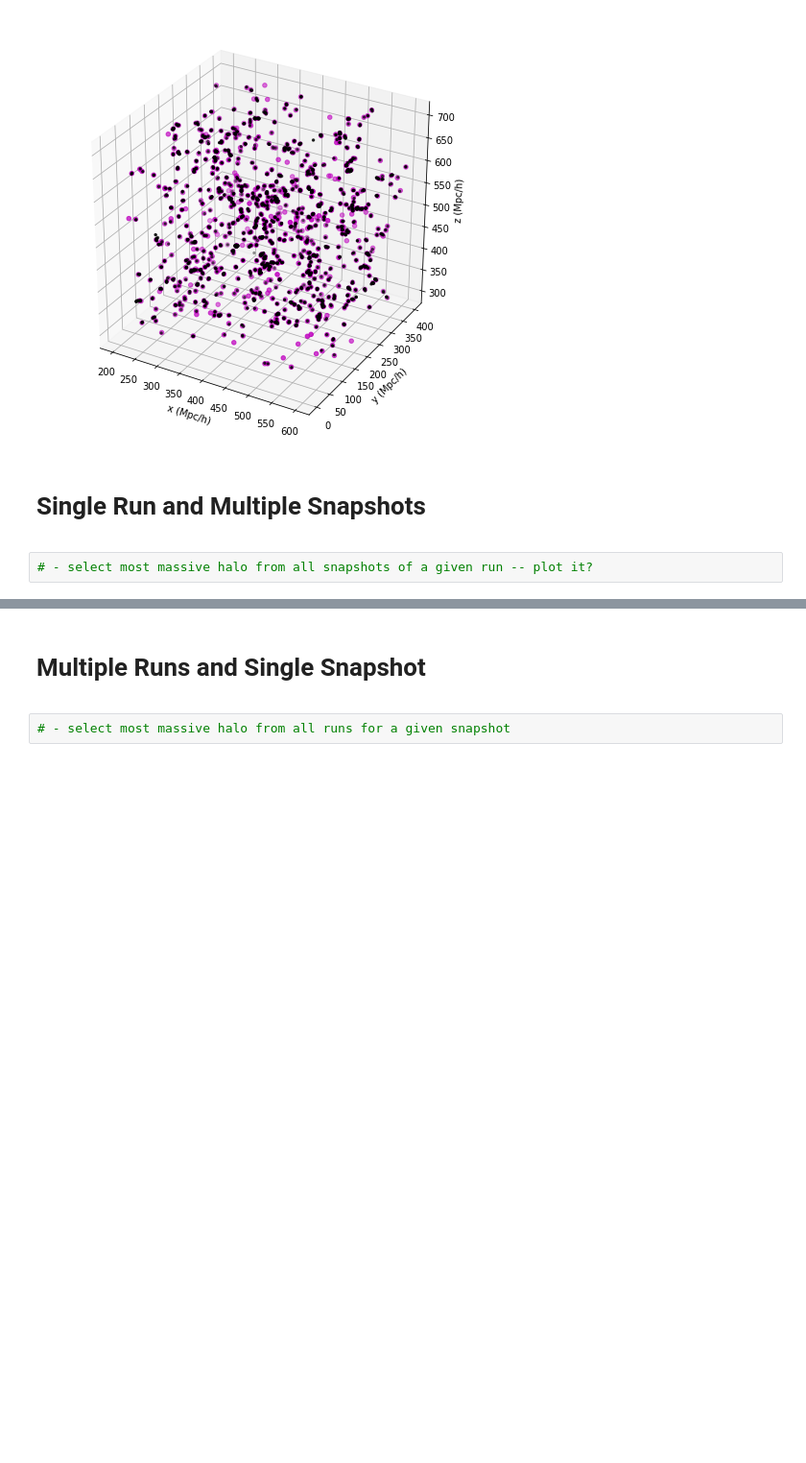
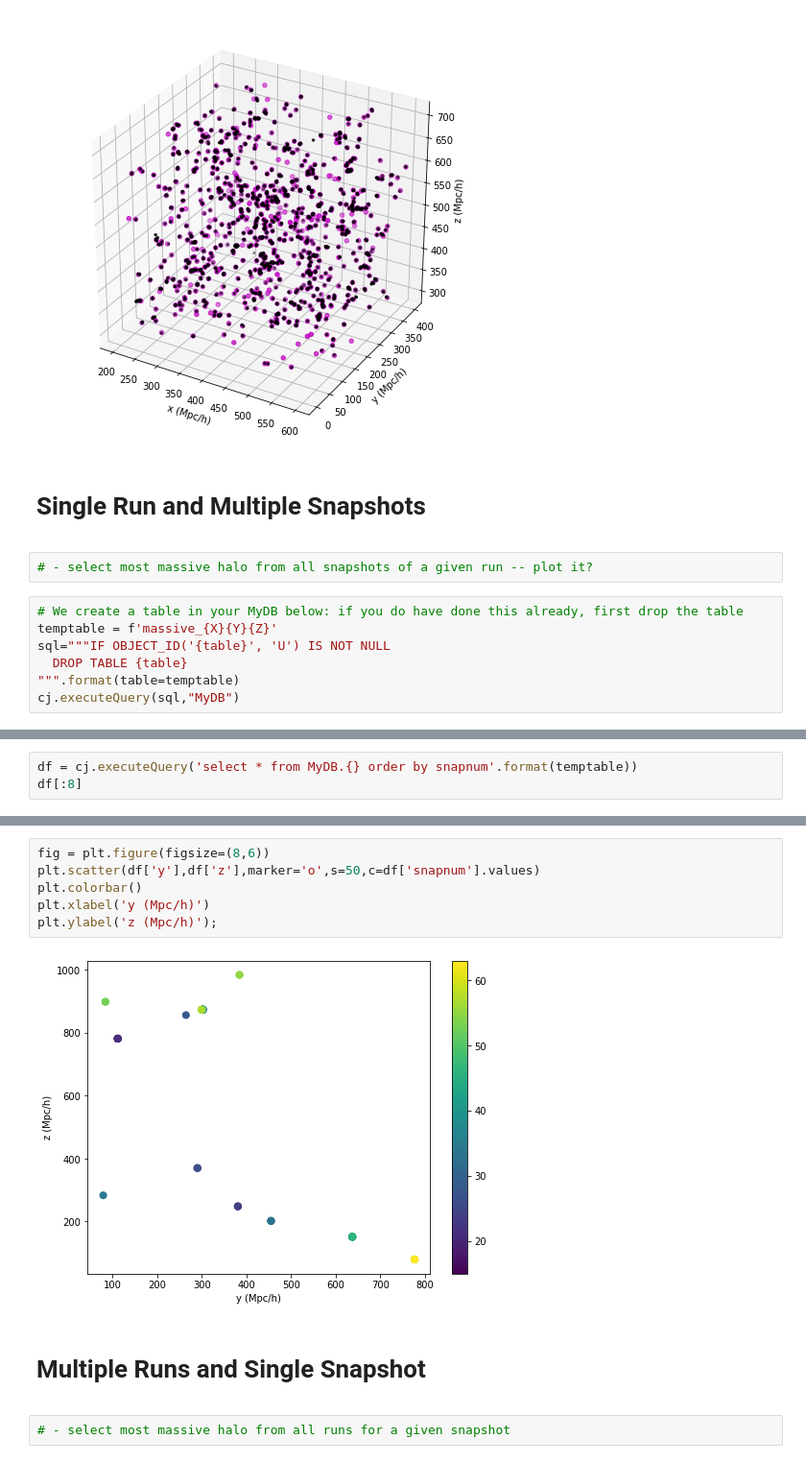
Before and after one commit to bfalck/indra-tools, a Jupyter notebook: database_examples.ipynb, the cells around one changed output, grey strips where cells are left out. Shown: that part at 96% size. Cells and saved outputs as stored; diff of their text form; blank space fills up the shorter version.

Commit message:
another example database query

```diff
--- a/database_examples.ipynb
+++ b/database_examples.ipynb
@@ -130,3 +130,10 @@ ax.set_zlabel('z (Mpc/h)');
 <a id="key2"></a>
 # %%
 # - select most massive halo from all snapshots of a given run -- plot it?
+# %%
+# We create a table in your MyDB below: if you do have done this already, first drop the table
+temptable = f'massive_{X}{Y}{Z}'
+sql="""IF OBJECT_ID('{table}', 'U') IS NOT NULL
+  DROP TABLE {table}
+""".format(table=temptable)
+cj.executeQuery(sql,"MyDB")
@@ -132,0 +152,3 @@ ax.set_zlabel('z (Mpc/h)');
+# %%
+df = cj.executeQuery('select * from MyDB.{} order by snapnum'.format(temptable))
+df[:8]
@@ -133,3 +165,11 @@ ax.set_zlabel('z (Mpc/h)');
+# %%
+fig = plt.figure(figsize=(8,6))
+plt.scatter(df['y'],df['z'],marker='o',s=50,c=df['snapnum'].values)
+plt.colorbar()
+plt.xlabel('y (Mpc/h)')
+plt.ylabel('z (Mpc/h)');
+# %% [output]
+[figure, added]
 # %% [markdown]
 # Multiple Runs and Single Snapshot
 <a id="key3"></a>
```
Also changed, not shown: parts of 5 cells of this notebook.
